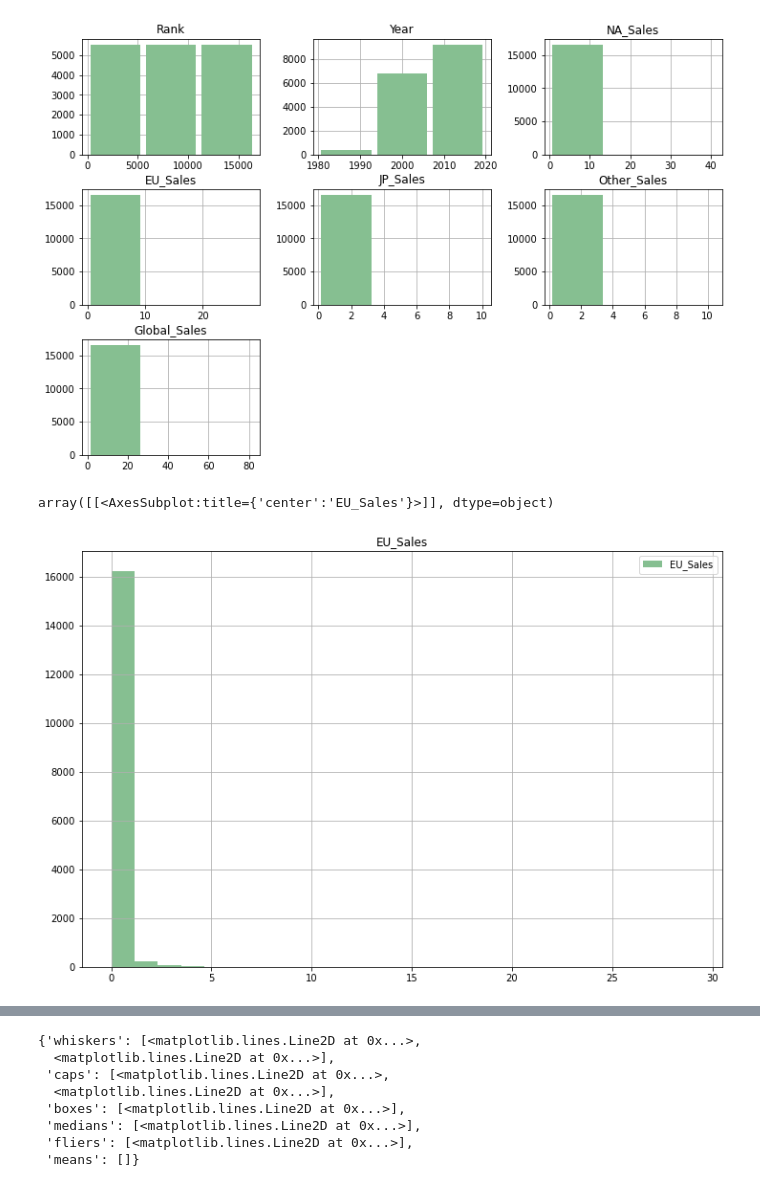
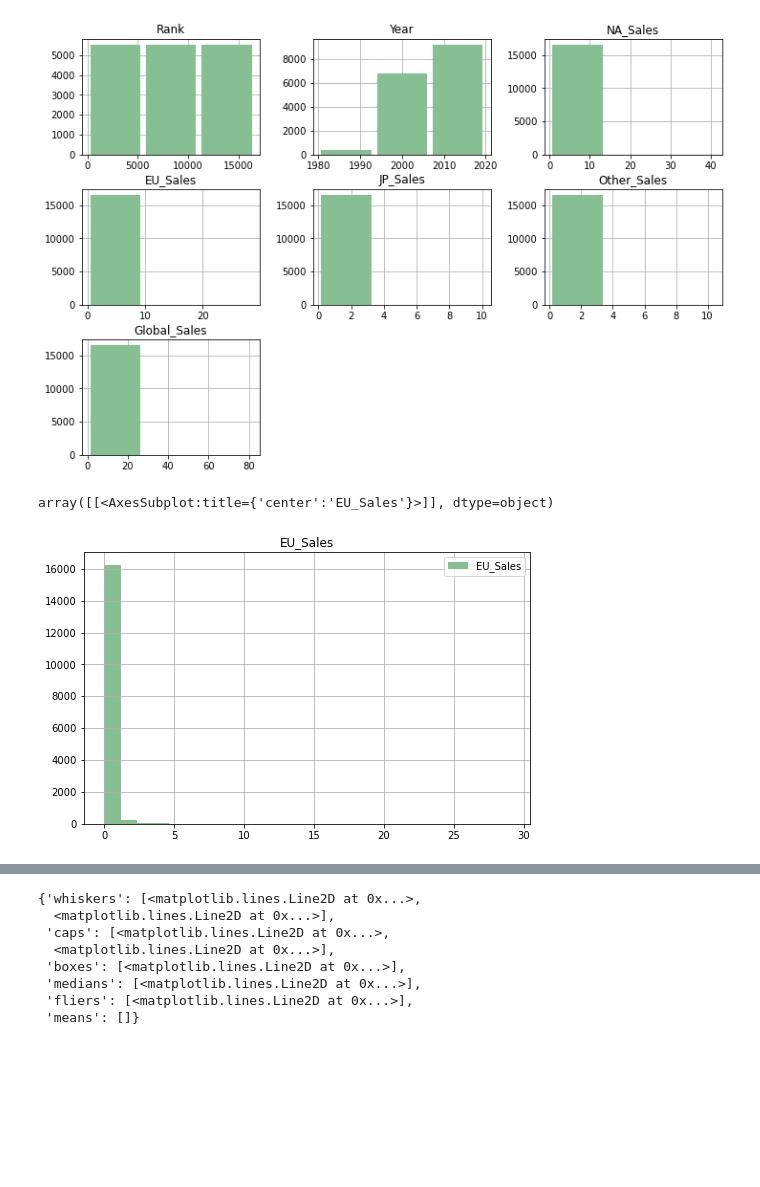
Before and after one commit to kawaremu/CodeLabsAcademy, a Jupyter notebook: Unit 2/Homeworks/data-exploration.ipynb, the cells around one changed output, grey strips where cells are left out. Cells and saved outputs as stored; diff of their text form; code cells hidden in the pictures; blank space fills up the shorter version.

```diff
--- a/Unit 2/Homeworks/data-exploration.ipynb
+++ b/Unit 2/Homeworks/data-exploration.ipynb
@@ -343,10 +343,10 @@ array([[<AxesSubplot:title={'center':'Rank'}>,
         <AxesSubplot:>]], dtype=object)
 [figure]
 # %%
-df.hist(column='EU_Sales',bins=25,figsize=(12,8), color='#86bf91',legend='EU_Sales Histogram')
+df.hist(column='EU_Sales',bins=25,figsize=(8,5), color='#86bf91',legend='EU_Sales Histogram')
 # %% [output]
 array([[<AxesSubplot:title={'center':'EU_Sales'}>]], dtype=object)
-[figure, old version]
+[figure, new version]
 # %% [markdown]
 ### Box-plot
 
```
Also changed, not shown: parts of 2 cells of this notebook, 8 other files.
